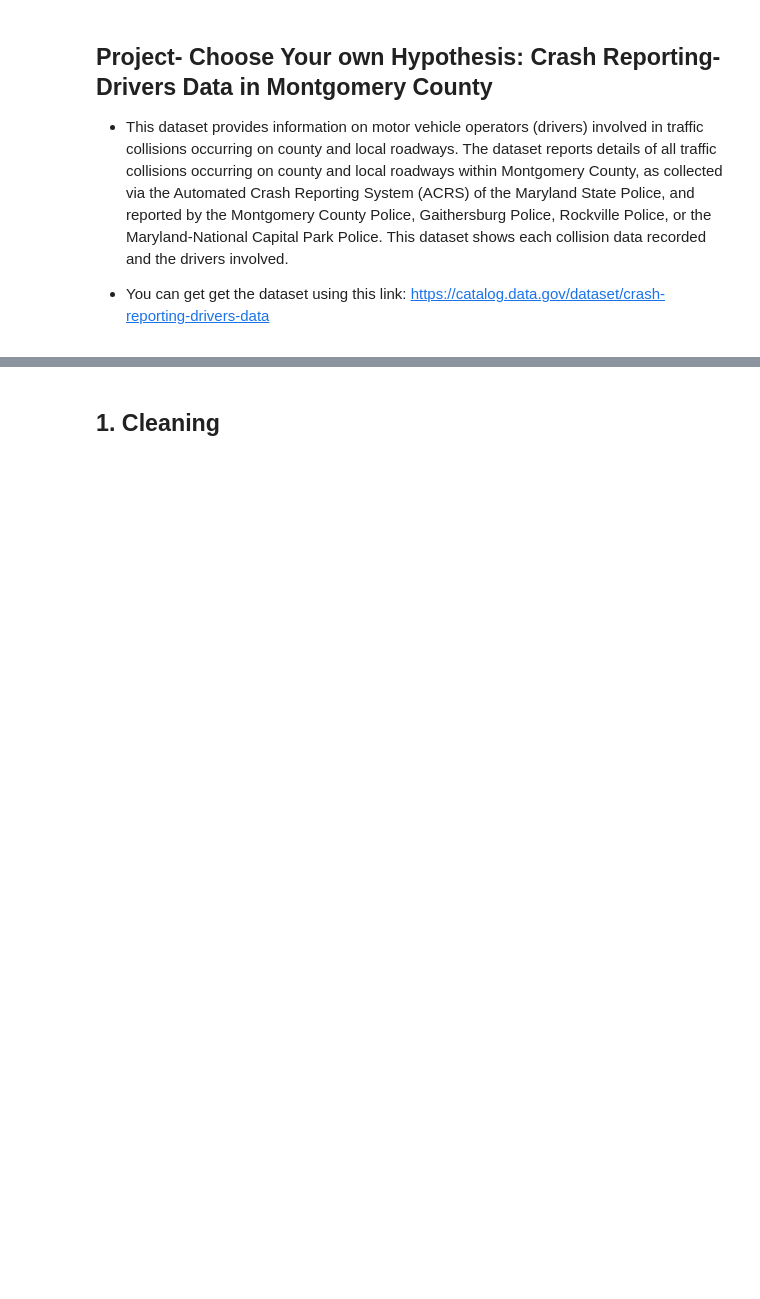
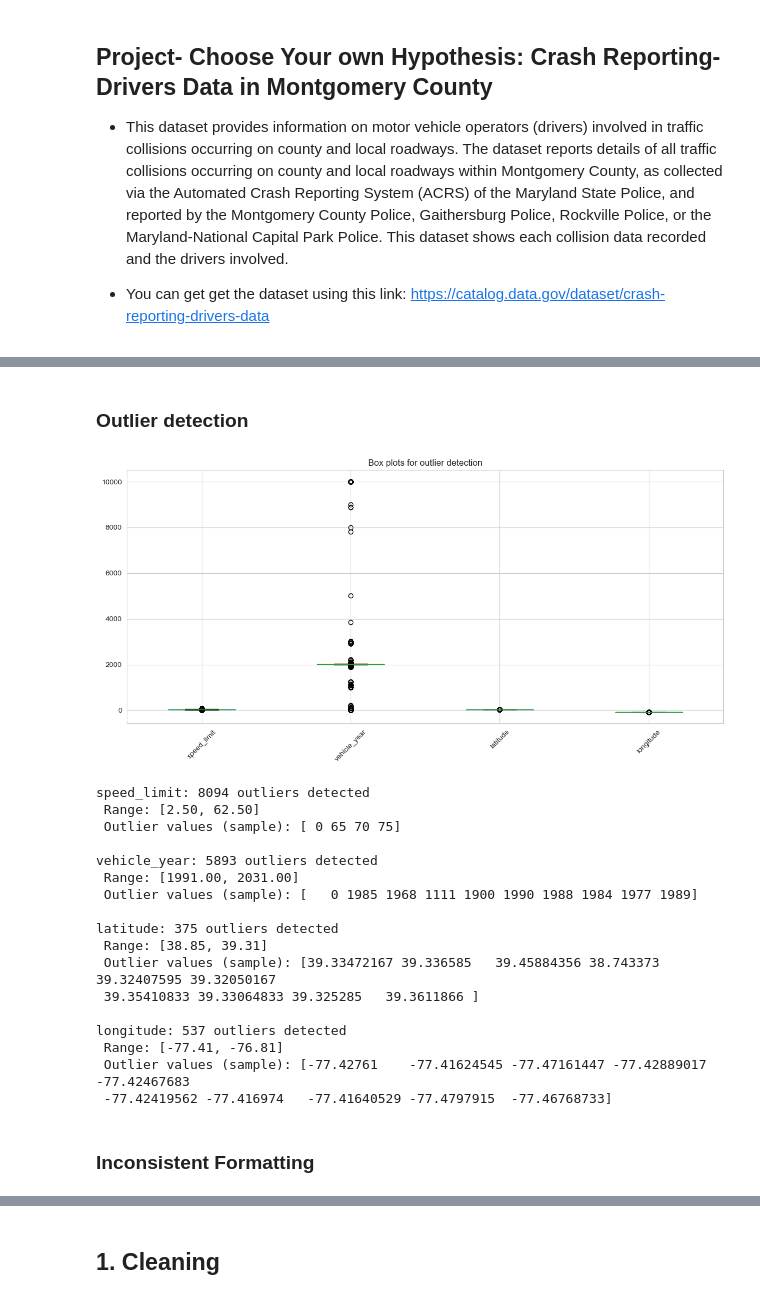
Before and after one commit to carolineayieko/project-chooseyourownhypothesis, a Jupyter notebook: choose_your_own_hypothesis.ipynb, the cells around one changed output, grey strips where cells are left out. Saved outputs shown, nothing was run; the diff lists cells and outputs as text; code cells hidden in the pictures; blank space fills up the shorter version.

```diff
--- a/choose_your_own_hypothesis.ipynb
+++ b/choose_your_own_hypothesis.ipynb
@@ -44,0 +88,14 @@ memory usage: 61.4+ MB
+# %%
+# Categorical variables
+print(crash_data.describe(include='object'))
+
+# Value counts for categorical variables
+for col in crash_data.select_dtypes(include='object').columns:
+    print(f"\n{col}:")
+    print(crash_data[col].value_counts())
+
+# #number of categorical variables
+# categorical_cols = crash_data.select_dtypes(include='object').columns
+# print(f"Number of categorical variables: {len(categorical_cols)}")
+
+# print(crash_data.nunique())
@@ -44,0 +234,55 @@ memory usage: 61.4+ MB
+# %% [markdown]
+### Outlier detection
+# %%
+#hceking for outliers
+crash_data.columns = crash_data.columns.str.lower().str.replace(' ', '_')
+crash_data['vehicle_year'] = pd.to_numeric(crash_data['vehicle_year'], errors='coerce')
+crash_data['speed_limit'] = pd.to_numeric(crash_data['speed_limit'], errors='coerce')
+
+# Visual inspection with box plots
+numeric_cols = crash_data.select_dtypes(include=[np.number]).columns
+crash_data[numeric_cols].boxplot(figsize=(12, 6))
+plt.xticks(rotation=45)
+plt.title('Box plots for outlier detection')
+plt.tight_layout()
+plt.show() # In a notebook this displays the plot
+
+# Statistical outlier detection (IQR method)
+for col in numeric_cols:
+    # Drop NaNs to ensure calculation works
+    series = crash_data[col].dropna()
+
+    Q1 = series.quantile(0.25)
+    Q3 = series.quantile(0.75)
+    IQR = Q3 - Q1
+    lower_bound = Q1 - 1.5 * IQR
+    upper_bound = Q3 + 1.5 * IQR
+
+    outliers = series[(series < lower_bound) | (series > upper_bound)]
+
+    if len(outliers) > 0:
+        print(f"\n{col}: {len(outliers)} outliers detected")
+        print(f" Range: [{lower_bound:.2f}, {upper_bound:.2f}]")
+        # Showing just the unique values to be concise
+        print(f" Outlier values (sample): {outliers.unique()[:10]}")
+# %% [output]
+[figure, added]
+speed_limit: 8094 outliers detected
+ Range: [2.50, 62.50]
+ Outlier values (sample): [ 0 65 70 75]
+
+vehicle_year: 5893 outliers detected
+ Range: [1991.00, 2031.00]
+ Outlier values (sample): [   0 1985 1968 1111 1900 1990 1988 1984 1977 1989]
+
+latitude: 375 outliers detected
+ Range: [38.85, 39.31]
+ Outlier values (sample): [39.33472167 39.336585   39.45884356 38.743373   39.32407595 39.32050167
+ 39.35410833 39.33064833 39.325285   39.3611866 ]
+
+longitude: 537 outliers detected
+ Range: [-77.41, -76.81]
+ Outlier values (sample): [-77.42761    -77.41624545 -77.47161447 -77.42889017 -77.42467683
+ -77.42419562 -77.416974   -77.41640529 -77.4797915  -77.46768733]
+# %% [markdown]
+### Inconsistent Formatting
```
Also changed, not shown: parts of 62 cells of this notebook.
